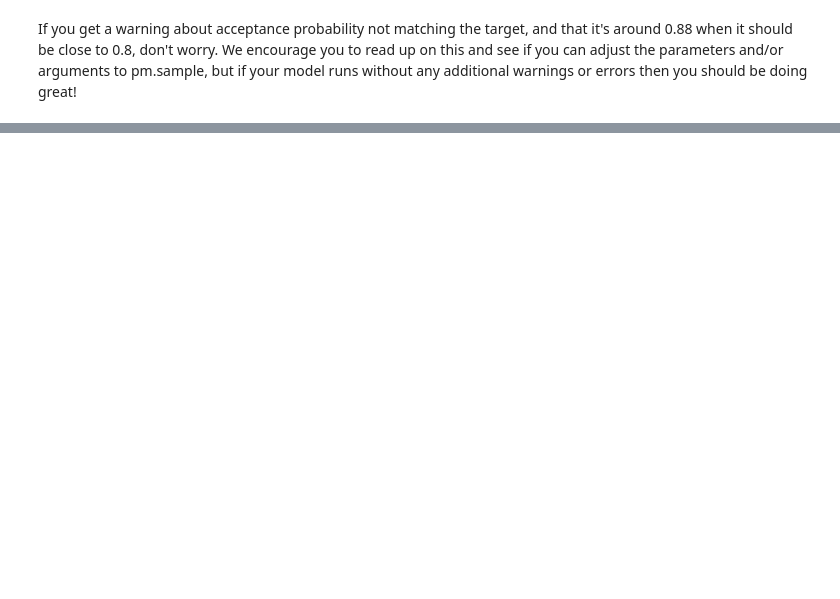
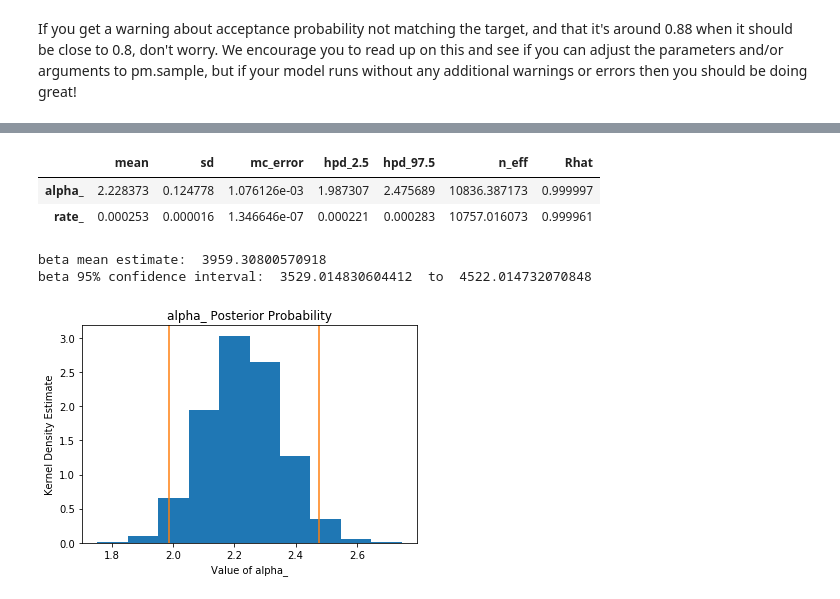
Before and after one commit to Haydost/Springboard_Portfolio, a Jupyter notebook: 6_Bayesian_Inference/CT_Solution/Bayesian_Statistics.ipynb, the cells around one changed output, grey strips where cells are left out. Saved outputs shown, nothing was run; the diff lists cells and outputs as text; code cells hidden in the pictures; blank space fills up the shorter version.

```diff
--- a/6_Bayesian_Inference/CT_Solution/Bayesian_Statistics.ipynb
+++ b/6_Bayesian_Inference/CT_Solution/Bayesian_Statistics.ipynb
@@ -89,12 +91,11 @@ __A:__
 # %%
-# ????????????
+# Run model
 
 with pm.Model() as model:
-    alpha_ = pm.Exponential("alpha_", alpha_est)
-    rate_ = pm.Exponential("rate_", rate_est)
+    alpha_ = pm.Exponential("alpha_", 1/alpha_est)
+    rate_ = pm.Exponential("rate_", 1/rate_est)
     # obs = no_insurance
 
     obs = pm.Gamma("obs", alpha=alpha_, beta=rate_, observed=no_insurance)
 
-    # trace = pm.sample(draws=10000)
-    # error running pm.sample crashes the kernel
+    trace = pm.sample(draws=10000)
@@ -102,0 +123,29 @@ If you get a warning about acceptance probability not matching the target, and t
+# %%
+# the summary for trace displays the estimate for alpha and the rate (1/beta)
+# the hpd values in the dataframe provide the limits of the 95% credible interval
+summary = pm.summary(trace)
+summary
+# %% [output]
+|  | mean | sd | mc_error | hpd_2.5 | hpd_97.5 | n_eff | Rhat |
+| alpha_ | 2.228373 | 0.124778 | 1.076126e-03 | 1.987307 | 2.475689 | 10836.387173 | 0.999997 |
+| rate_ | 0.000253 | 0.000016 | 1.346646e-07 | 0.000221 | 0.000283 | 10757.016073 | 0.999961 |
+# %%
+# calculate beta and 95% conf interval
+beta_mean = 1/summary.loc['rate_', 'mean']
+b_upper = 1/summary.loc['rate_', 'hpd_2.5']
+b_lower = 1/summary.loc['rate_', 'hpd_97.5']
+print('beta mean estimate: ', beta_mean)
+print('beta 95% confidence interval: ', b_lower, ' to ', b_upper)
+# %% [output]
+beta mean estimate:  3959.30800570918
+beta 95% confidence interval:  3529.014830604412  to  4522.014732070848
+# %%
+# create the hist of the alpha returned from the model
+_ = plt.hist(trace.alpha_, density=True)
+_ = plt.axvline(summary.loc['alpha_','hpd_2.5'], color='C1')
+_ = plt.axvline(summary.loc['alpha_', 'hpd_97.5'], color='C1')
+_ = plt.title('alpha_ Posterior Probability')
+_ = plt.xlabel('Value of alpha_')
+_ = plt.ylabel('Kernel Density Estimate')
+# %% [output]
+[figure, added]
```
Also changed, not shown: parts of 23 cells of this notebook.
